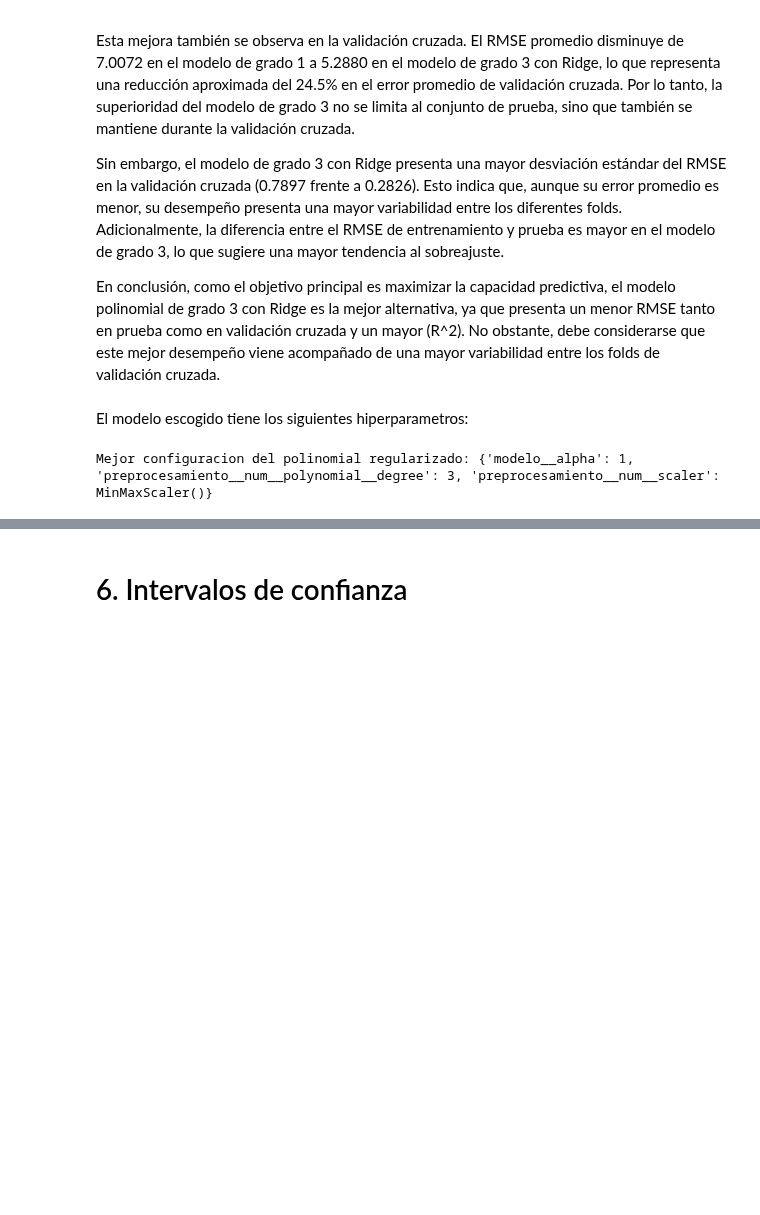
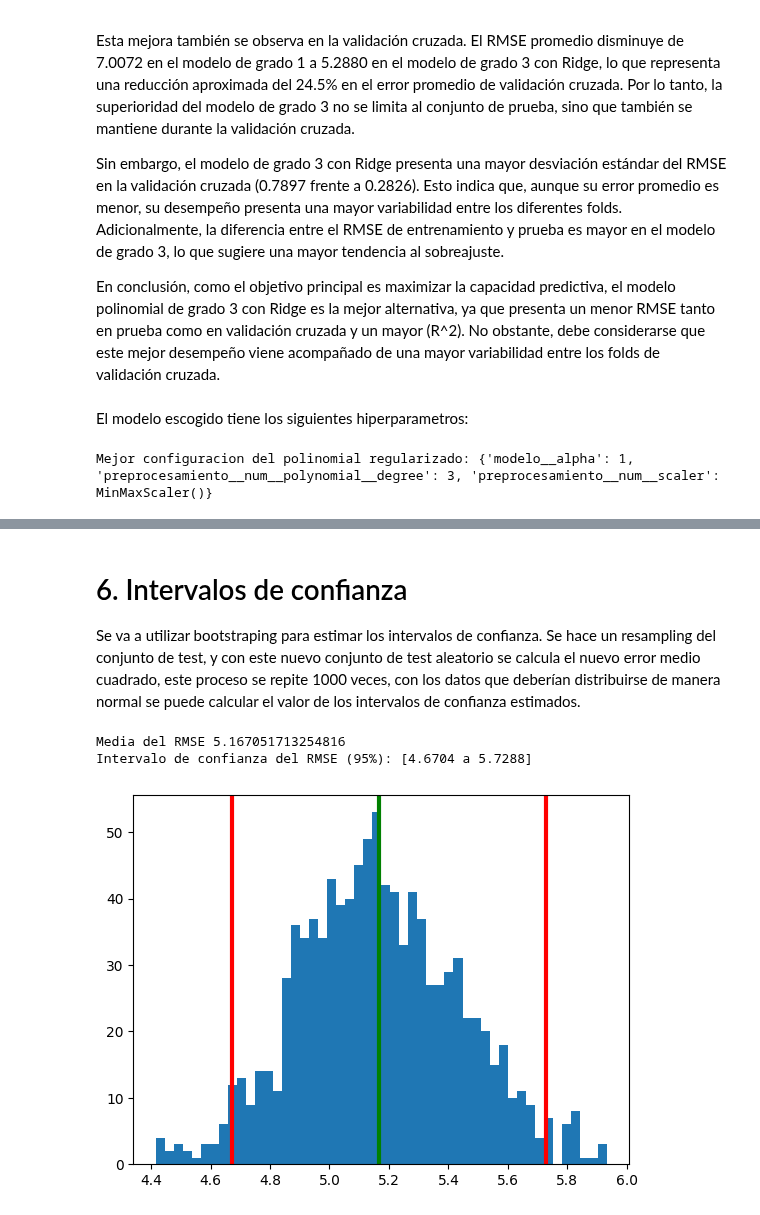
Before and after one commit to Fercho0506/LABS_MACHINE, a Jupyter notebook: LAB_2/Laboratorio-2.ipynb, the cells around one changed output, grey strips where cells are left out. Saved outputs shown, nothing was run; the diff lists cells and outputs as text; code cells hidden in the pictures; blank space fills up the shorter version.

```diff
--- a/LAB_2/Laboratorio-2.ipynb
+++ b/LAB_2/Laboratorio-2.ipynb
@@ -1298,2 +1321,38 @@ Escalador: MinMax
 # %% [markdown]
 # 6. Intervalos de confianza
+
+Se va a utilizar bootstraping para estimar los intervalos de confianza. Se hace un resampling del conjunto de test, y con este nuevo conjunto de test aleatorio se calcula el nuevo error medio cuadrado, este proceso se repite 1000 veces, con los datos que deberían distribuirse de manera normal se puede calcular el valor de los intervalos de confianza estimados.
+# %%
+n_iterations = 1000
+stats = []
+
+for i in range(n_iterations):
+    # Generar muestra con reemplazo
+    X_resample, y_resample = resample(X_test, y_test, replace=True, n_samples=len(X_test))
+
+    # Predecir sobre el test resampleado
+    pred = grid_polinomial_regularizado.best_estimator_.predict(X_resample)
+
+    rmse = np.sqrt(mean_squared_error(y_resample, pred))
+    stats.append(rmse)
+
+# Calcular percentiles para el intervalo de confianza al 95%
+alpha = 0.95
+p_lower = ((1.0 - alpha) / 2.0) * 100
+p_upper = (alpha + (1.0 - alpha) / 2.0) * 100
+
+lower = np.percentile(stats, p_lower)
+upper = np.percentile(stats, p_upper)
+
+print(f"Media del RMSE {np.mean(stats)}")
+print(f"Intervalo de confianza del RMSE (95%): [{lower:.4f} a {upper:.4f}]")
+
+plt.hist(stats, bins=50)
+plt.axvline(lower, color='red', linewidth=3)
+plt.axvline(np.mean(stats), color='green', linewidth=3)
+plt.axvline(upper, color='red', linewidth=3)
+plt.show()
+# %% [output]
+Media del RMSE 5.167051713254816
+Intervalo de confianza del RMSE (95%): [4.6704 a 5.7288]
+[figure, added]
```
Also changed, not shown: parts of 8 cells of this notebook.
